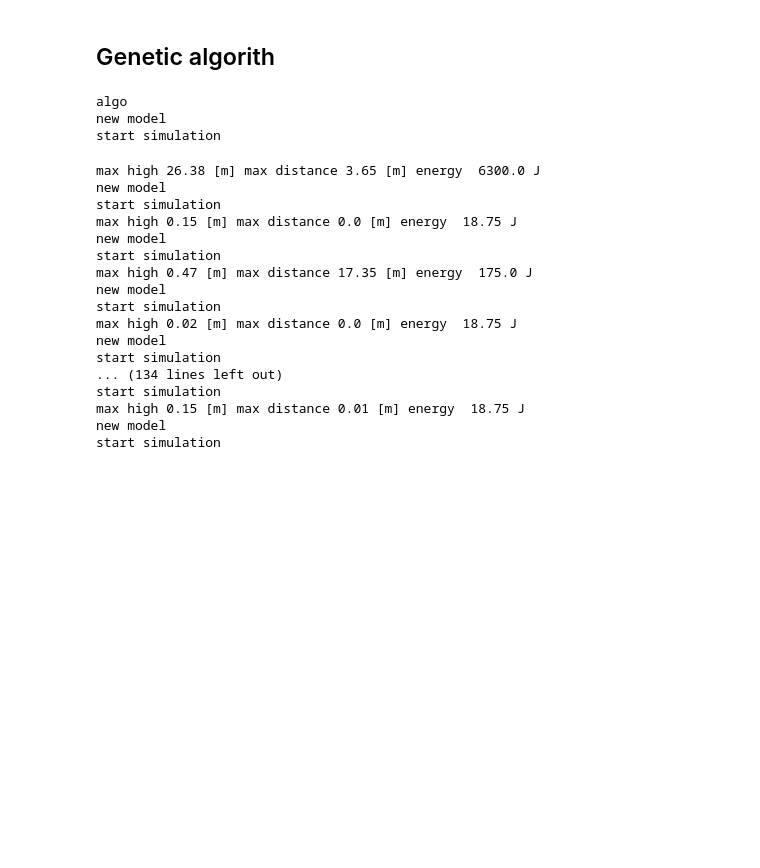
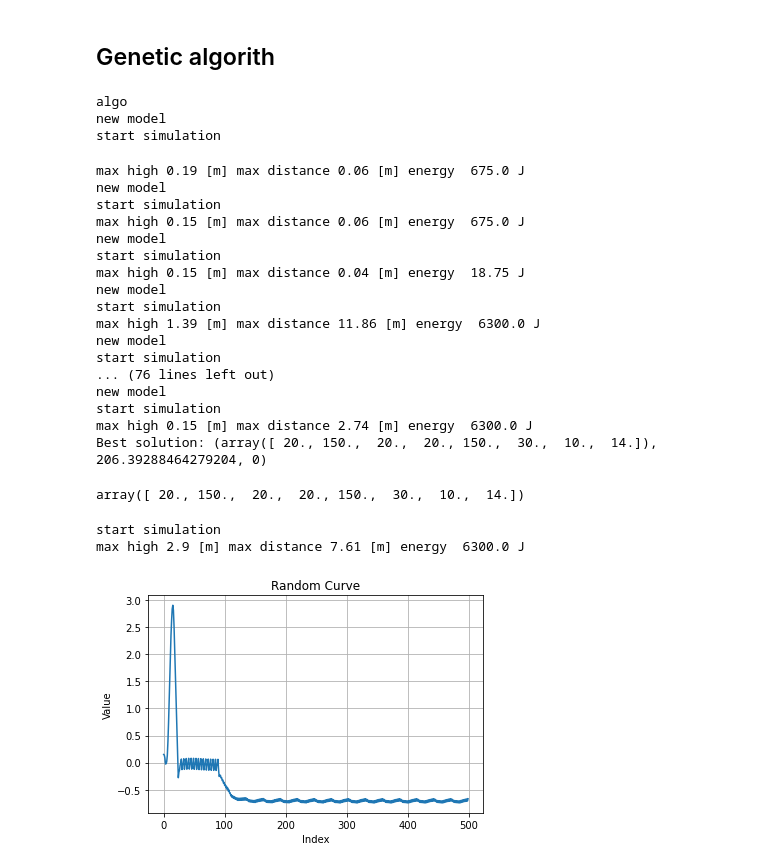
Before and after one commit to alifuatsahin/Jumping-Robot-Design, a Jupyter notebook: jumper_test/optimisation/optimisation GA.ipynb, the cells around one changed output. Cells and saved outputs as stored; diff of their text form; code cells hidden in the pictures; blank space fills up the shorter version.

```diff
--- a/jumper_test/optimisation/optimisation GA.ipynb
+++ b/jumper_test/optimisation/optimisation GA.ipynb
@@ -14,26 +14,44 @@ How to use models
 # %% [markdown]
 ## Genetic algorith
 # %%
-nb_generation = 5
+nb_generation = 2
 BS = Algorithm.genetic_algorith(nb_generation)
 # %% [output]
 algo
 new model
 start simulation
-max high 26.38 [m] max distance 3.65 [m] energy  6300.0 J
+max high 0.19 [m] max distance 0.06 [m] energy  675.0 J
 new model
 start simulation
-max high 0.15 [m] max distance 0.0 [m] energy  18.75 J
+max high 0.15 [m] max distance 0.06 [m] energy  675.0 J
 new model
 start simulation
-max high 0.47 [m] max distance 17.35 [m] energy  175.0 J
+max high 0.15 [m] max distance 0.04 [m] energy  18.75 J
 new model
 start simulation
-max high 0.02 [m] max distance 0.0 [m] energy  18.75 J
+max high 1.39 [m] max distance 11.86 [m] energy  6300.0 J
 new model
 start simulation
-... (134 lines left out)
-start simulation
-max high 0.15 [m] max distance 0.01 [m] energy  18.75 J
+... (76 lines left out)
 new model
 start simulation
+max high 0.15 [m] max distance 2.74 [m] energy  6300.0 J
+Best solution: (array([ 20., 150.,  20.,  20., 150.,  30.,  10.,  14.]), 206.39288464279204, 0)
+# %%
+BS[0]
+# %% [output]
+array([ 20., 150.,  20.,  20., 150.,  30.,  10.,  14.])
+# %%
+parameters = Model.Parameters(BS[0])
+
+
+robot = Model.model(parameters)
+# %%
+robot.simulate()
+# %% [output]
+start simulation
+max high 2.9 [m] max distance 7.61 [m] energy  6300.0 J
+# %%
+robot.plot()
+# %% [output]
+[figure, added]
```
Also changed, not shown: 7 other files.
